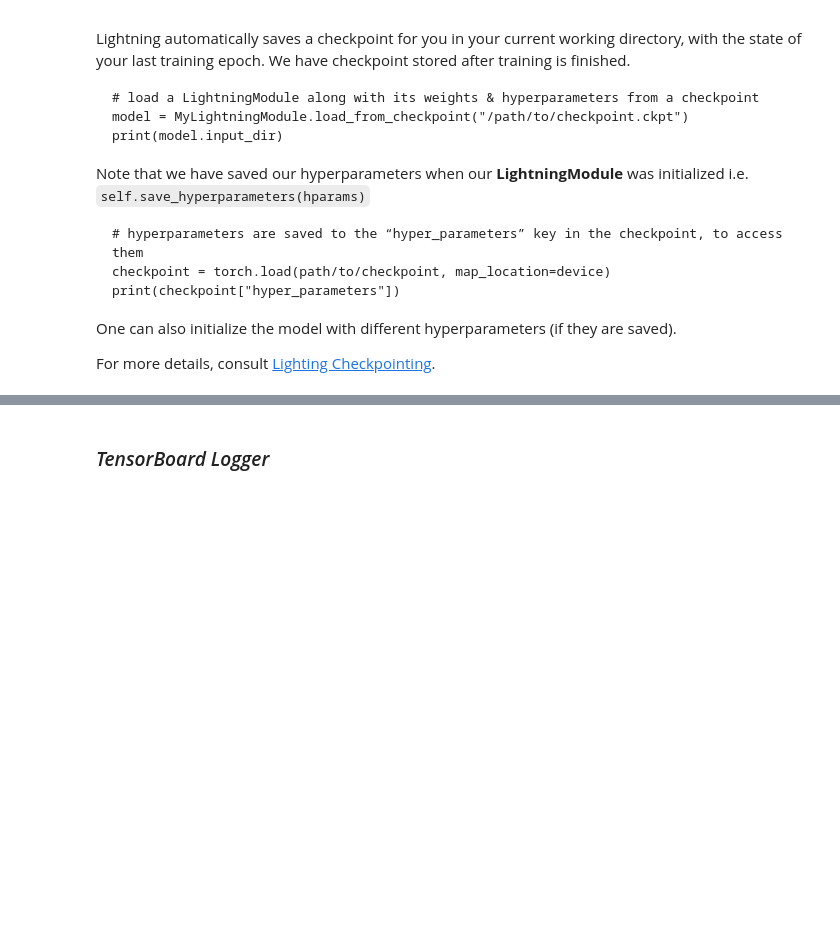
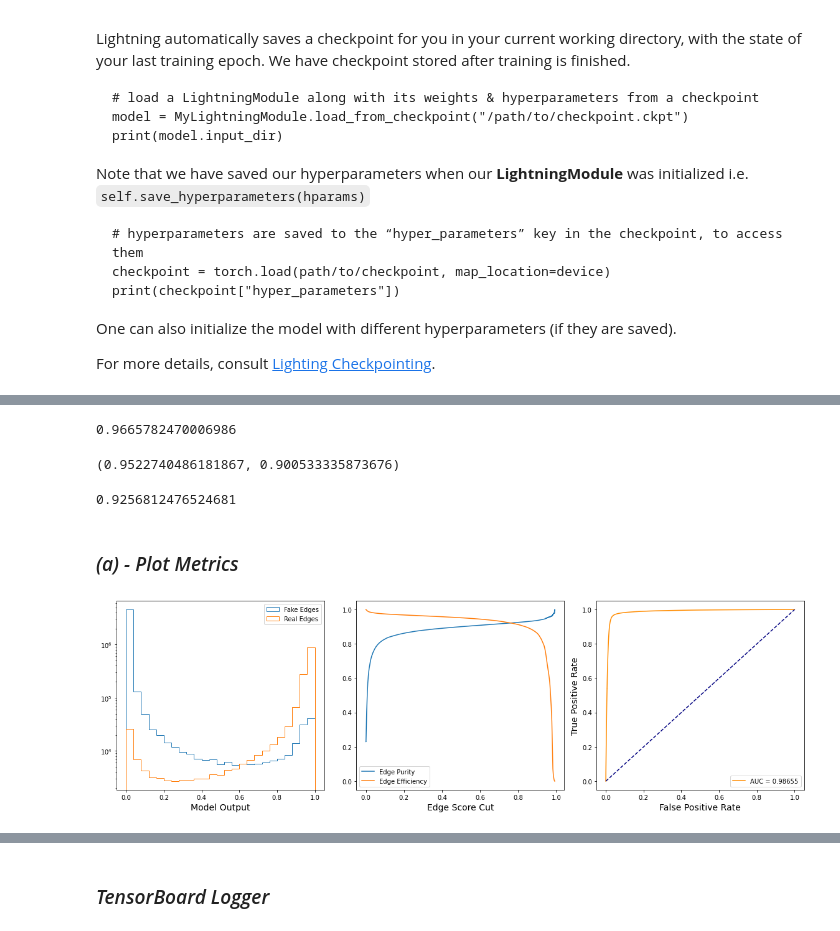
Before and after one commit to ai4fair/stttrkx, a Jupyter notebook: stt6_dnn_infer.ipynb, the cells around one changed output, grey strips where cells are left out. Cells and saved outputs as stored; diff of their text form; code cells hidden in the pictures; blank space fills up the shorter version.

```diff
--- a/stt6_dnn_infer.ipynb
+++ b/stt6_dnn_infer.ipynb
@@ -124,10 +129,10 @@ print(checkpoint["hyper_parameters"])
 # %%
 # One Can Modify Hyperparameters
 config["checkpoint_path"] = ckpnt_path
-config["input_dir"] = "run/feature_store"
-config["output_dir"] = "run/dnn_processed"
+config["input_dir"] = "run_all/feature_store_pred"
+config["output_dir"] = "run_all/dnn_processed"
 config["artifact_library"] = "lightning_models/lightning_checkpoints"
-config["train_split"] = [0, 0, 10000]
+config["train_split"] = [0, 0, 5000]
 config["map_location"] = device
 # %%
 # View Hyperparameters (Modified)
@@ -207,0 +205,7 @@ class SttDataModule(pl.LightningDataModule):
+# %%
+# get testset or test_dataloader
+testset = model.testset
+test_dataloader = model.test_dataloader()
+# %%
+# evaluate model
+scores, truths = eval_model(model, test_dataloader)
@@ -207,0 +222,2 @@ class SttDataModule(pl.LightningDataModule):
+# %%
+metrics = compute_metrics(scores,truths,threshold=0.5)
@@ -207,0 +228,18 @@ class SttDataModule(pl.LightningDataModule):
+# %%
+metrics.accuracy
+# %% [output]
+0.9665782470006986
+# %%
+metrics.recall, metrics.precision
+# %% [output]
+(0.9522740486181867, 0.900533335873676)
+# %%
+metrics.f1
+# %% [output]
+0.9256812476524681
+# %% [markdown]
+### _(a) - Plot Metrics_
+# %%
+plot_metrics(scores,truths, metrics, name="dnn")
+# %% [output]
+[figure, added]
```
Also changed, not shown: parts of 65 cells of this notebook, 3 other files.
